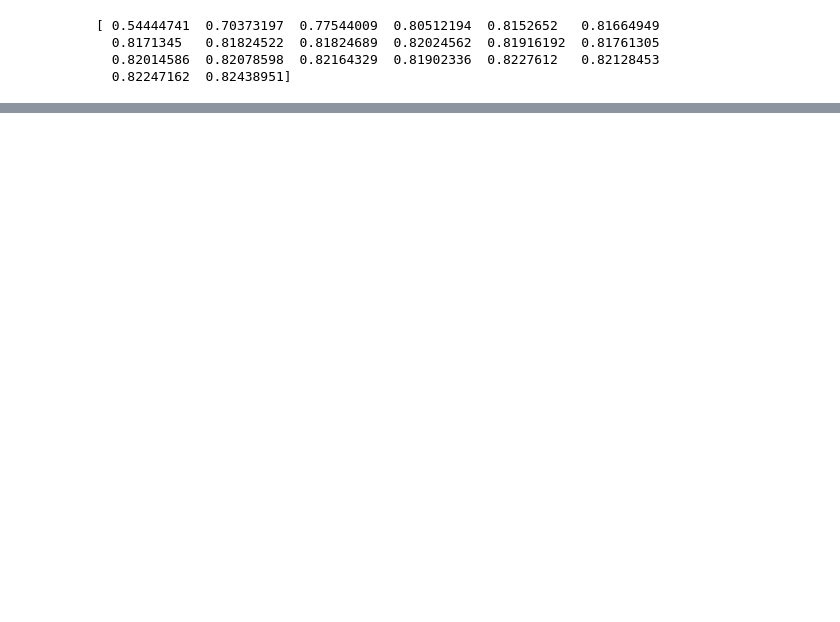
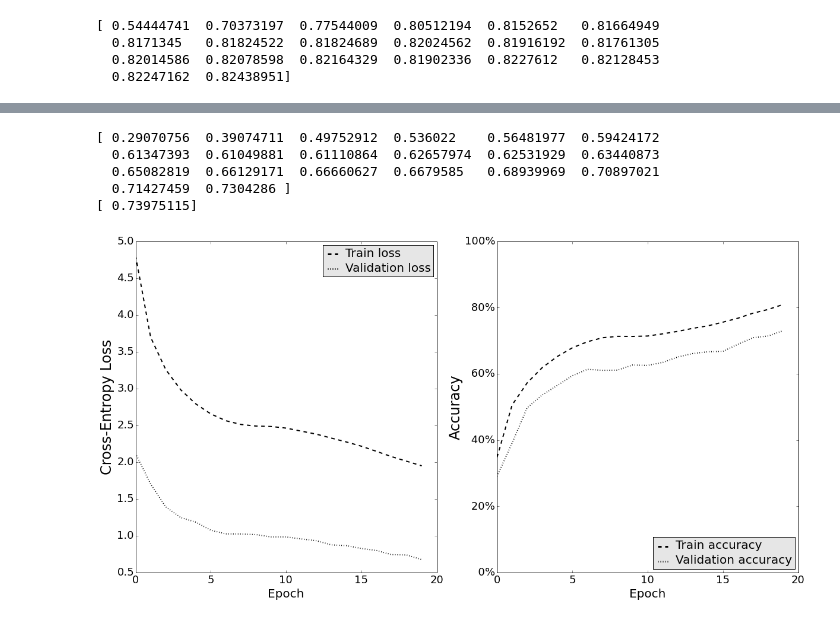
Before and after one commit to marcuniq/ini_caltech101, a Jupyter notebook: iPython Notebooks/Report figures.ipynb, the cells around one changed output, grey strips where cells are left out. Drawn from its saved outputs; the diff is of its cells as text; code cells hidden in the pictures; blank space fills up the shorter version.

```diff
--- a/iPython Notebooks/Report figures.ipynb
+++ b/iPython Notebooks/Report figures.ipynb
@@ -112,0 +97,10 @@ fig= plot(pp + 'results/2015-12-23_05.16.59_testing_class-weight-auto_bn_triangl
+# %%
+fig = plot(pp + 'results/2015-12-23_20.48.46_class-weight-auto_no-bn_triangluar-0.0001-0.01_cv1_e20_history.json')
+fig.savefig(pp + 'report/images/no-bn_bias-constraint.png')
+# %% [output]
+[ 0.29070756  0.39074711  0.49752912  0.536022    0.56481977  0.59424172
+  0.61347393  0.61049881  0.61110864  0.62657974  0.62531929  0.63440873
+  0.65082819  0.66129171  0.66660627  0.6679585   0.68939969  0.70897021
+  0.71427459  0.7304286 ]
+[ 0.73975115]
+[figure, added]
```
Also changed, not shown: parts of 7 cells of this notebook, 11 other files.
